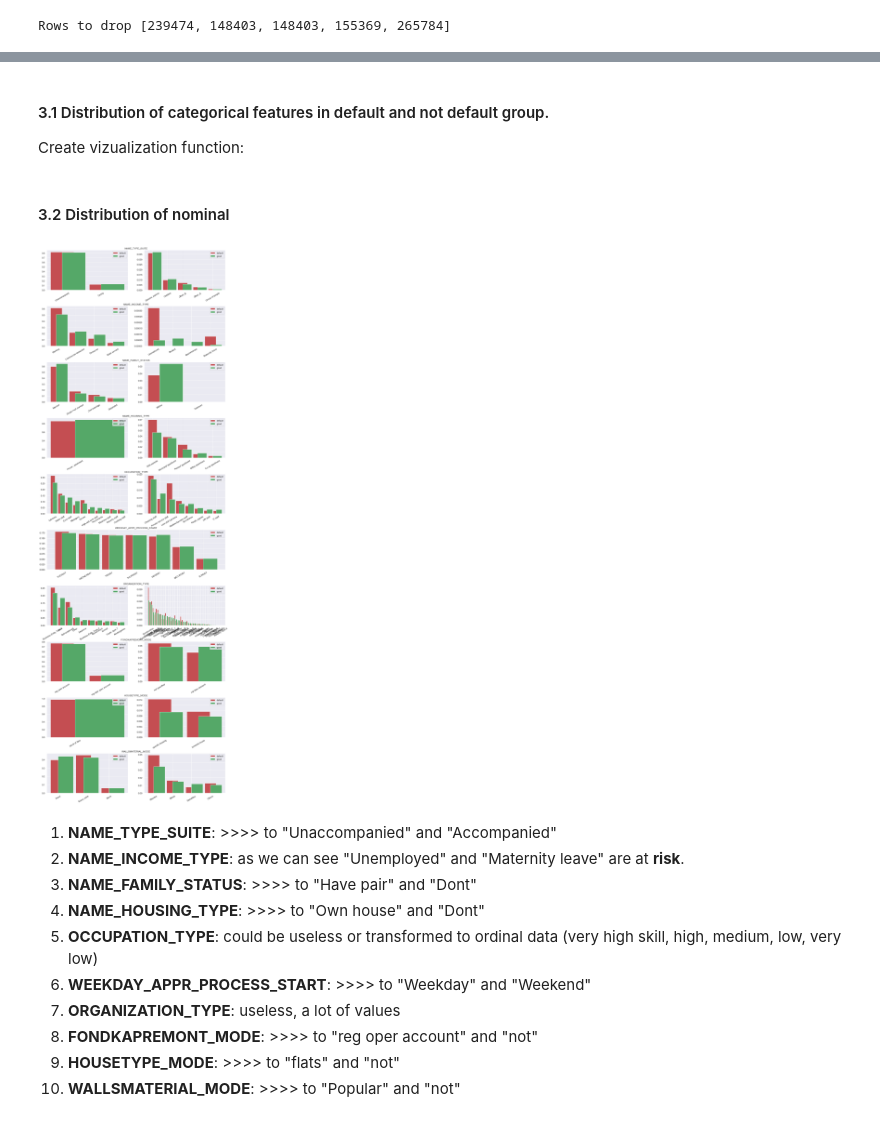
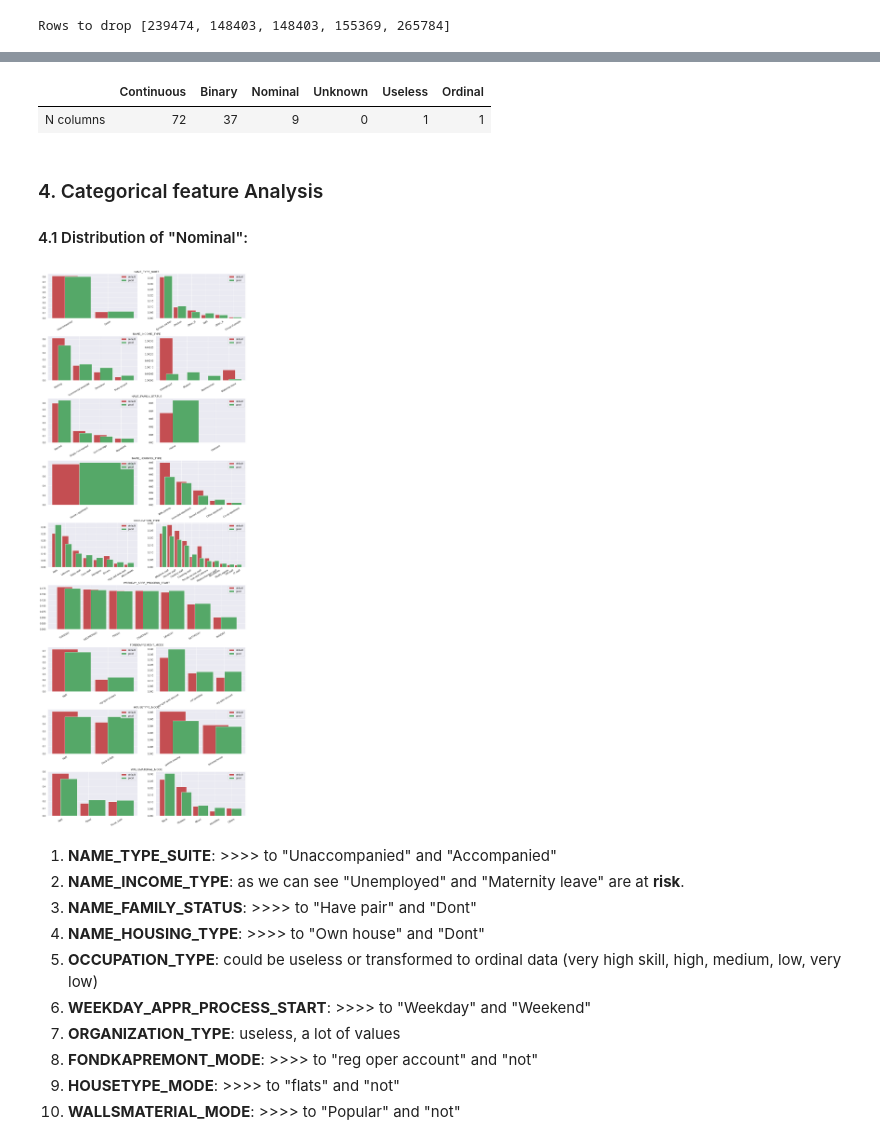
Before and after one commit to lasados/HomeCreditScoring, a Jupyter notebook: EDA application.ipynb, the cells around one changed output, grey strips where cells are left out. Cells and saved outputs as stored; diff of their text form; code cells hidden in the pictures.

```diff
--- a/EDA application.ipynb
+++ b/EDA application.ipynb
@@ -15,0 +18,5 @@ Read main csv file:
+# %%
+application_description = get_table_description('data/HomeCredit_columns_description.csv',
+                                                'application_{train|test}.csv')
+
+application_description.head()
@@ -43,22 +39,0 @@ column_description.head()
-# %%
-def extract_description(description=column_description, table_name='application_{train|test}.csv'):
-    """
-    Extract description of table columns.
-
-    Arguments:
-        description - pd.DataFrame with columns = ['Table', 'Row', 'Description', 'Special']
-        table_name - string in 'Table'
-    Returns:
-        table - pd.DataFrame
-    """
-    # Extraction
-    table = description[description['Table']==table_name][['Row', 'Description']]
-
-    # Postprocessing
-    table.index = table['Row']
-    table = table[['Description']].T
-    table.columns.name = None
-    return table
-
-application_description = extract_description()
-application_description
@@ -69 +40,6 @@ application_description
+# %%
+eda_proc = BinaryClassEDA(data=application_train,
+                          target_column='TARGET',
+                          id_column='SK_ID_CURR',
+                          table_description=application_description)
 # %% [markdown]
@@ -238,4 +123,0 @@ cat_train.head()
-# %% [markdown]
-#### 3.1 Distribution of categorical features in default and not default group.
-
-Create vizualization function:
@@ -335,9 +124,28 @@ def plot_cat_distbars(column_names=None, data=None):
-# %% [markdown]
-#### 3.2 Distribution of nominal
-# %%
-plot_cat_distbars(nominal_columns)
-# %% [output]
-[figure, removed]
+# %%
+# Move CODE_GENDER to "Binary"
+eda_proc.change_dtype_group(new_dtype='Binary', change_columns=['CODE_GENDER'])
+
+# Create new dtype groups and fill them
+eda_proc.create_dtype_group('Useless')
+eda_proc.change_dtype_group(new_dtype='Useless', change_columns=['ORGANIZATION_TYPE'])
+
+eda_proc.create_dtype_group('Ordinal')
+eda_proc.change_dtype_group(new_dtype='Ordinal', change_columns=['NAME_EDUCATION_TYPE'])
+
+eda_proc.count_column_dtypes()
+# %% [output]
+|  | Continuous | Binary | Nominal | Unknown | Useless | Ordinal |
+| N columns | 72 | 37 | 9 | 0 | 1 | 1 |
+# %% [markdown]
+### 4. Categorical feature Analysis
+
+#### 4.1 Distribution of "Nominal":
+# %%
+eda_proc.plot_categorical_dist_by_target(plot_dtype='Nominal',
+                                         positive_name='default',
+                                         negative_name='good')
+# %% [output]
+[figure, added]
 # %% [markdown]
 1. **NAME_TYPE_SUITE**: >>>>  to "Unaccompanied" and "Accompanied"
 2. **NAME_INCOME_TYPE**: as we can see "Unemployed" and "Maternity leave" are at **risk**.
```
Also changed, not shown: parts of 41 cells of this notebook, 1 other file.
